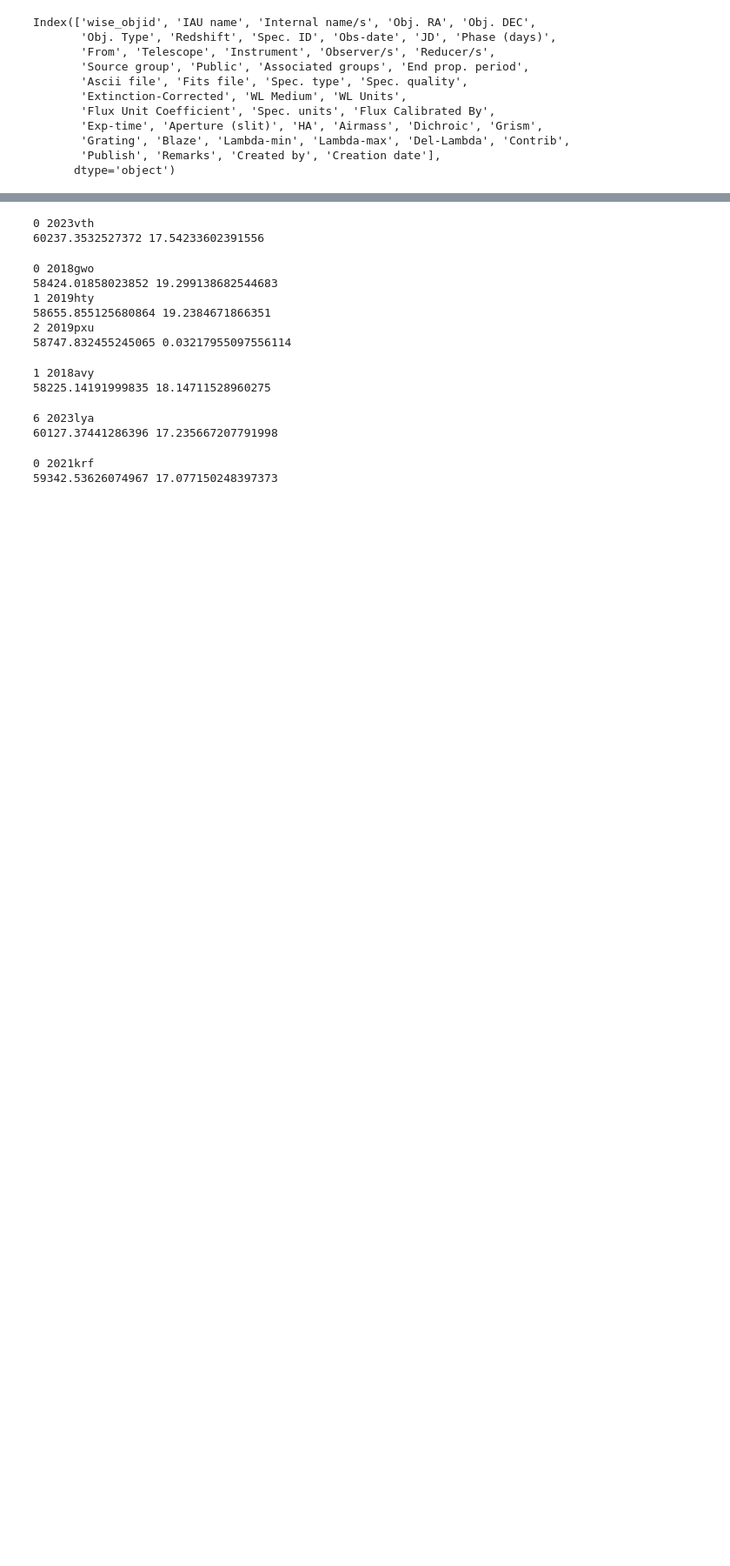
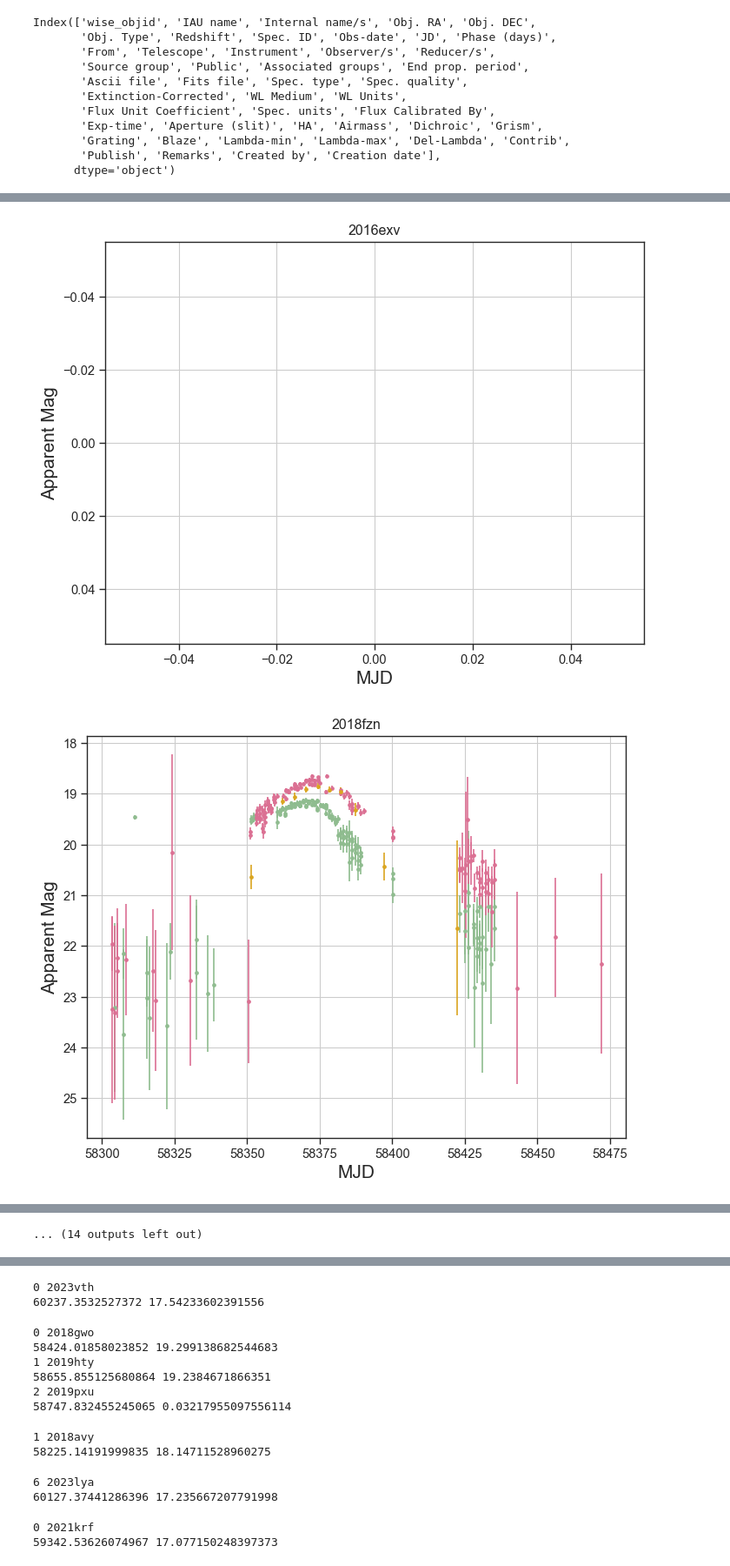
Before and after one commit to aec3675/multi-modal-multi-peaks, a Jupyter notebook: adrian/ztf_lc_work.ipynb, the cells around one changed output, grey strips where cells are left out. Shown at 87% size. Saved outputs shown, nothing was run; the diff lists cells and outputs as text; code cells hidden in the pictures; blank space fills up the shorter version.

```diff
--- a/adrian/ztf_lc_work.ipynb
+++ b/adrian/ztf_lc_work.ipynb
@@ -245,2 +254,5 @@ def plot_all_ztf_lcs(lc_dfs,sn_names,interactive=False,save=False,datadir='./fig
 # %%
-# plot_all_ztf_lcs(lc_dfs_iib,sn_names_iib,save=False)
+plot_all_ztf_lcs(lc_dfs_iib,sn_names_iib,save=False)
+# %% [output]
+[figure, added]
+[figure, added]
@@ -247,3 +269,4 @@ def plot_all_ztf_lcs(lc_dfs,sn_names,interactive=False,save=False,datadir='./fig
+... (14 outputs left out)
 # %%
 # plot_all_ztf_lcs(lc_dfs_iin,sn_names_iin,save=False)
 # %%
```
Also changed, not shown: parts of 13 cells of this notebook, 15 other files.
